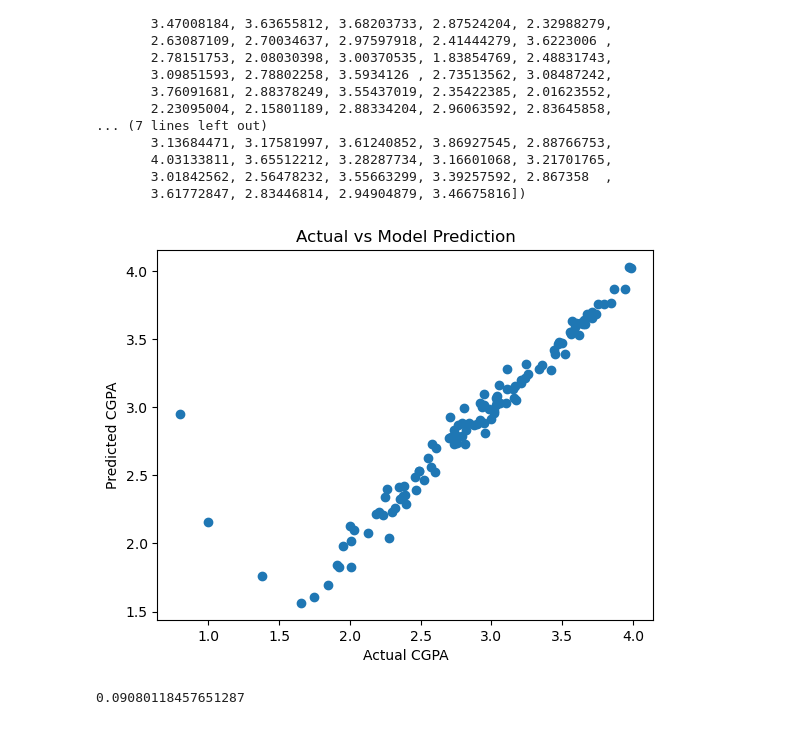
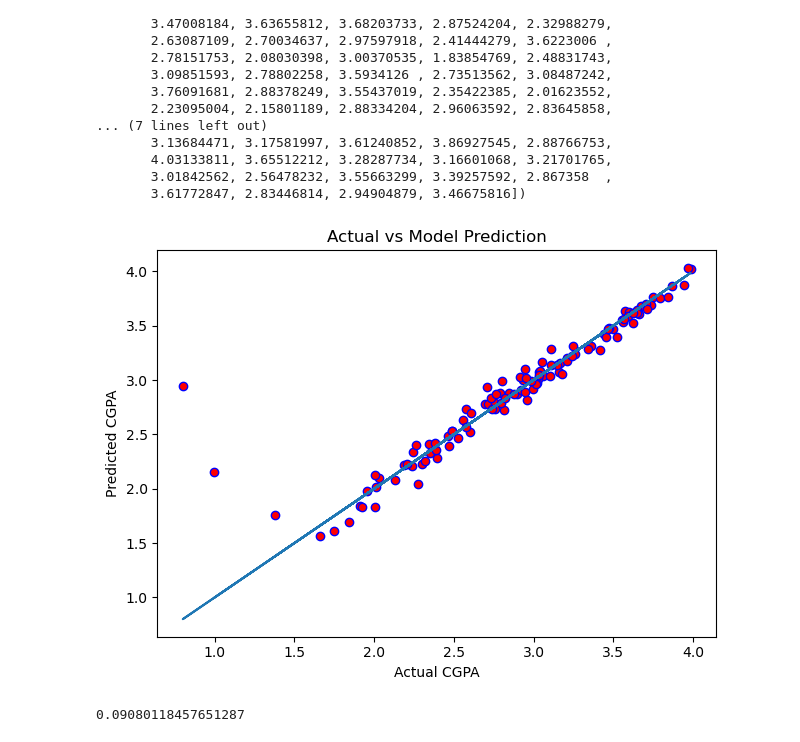
Before and after one commit to Arkul2023/Meta-Scifor-Technologies, a Jupyter notebook: Python Test (SOLVED)/CGPA_Prediction-Copy1.ipynb, the cells around one changed output. Drawn from its saved outputs; the diff is of its cells as text; code cells hidden in the pictures.

```diff
--- a/Python Test (SOLVED)/CGPA_Prediction-Copy1.ipynb
+++ b/Python Test (SOLVED)/CGPA_Prediction-Copy1.ipynb
@@ -458,13 +458,14 @@ array([1.83045453, 3.30848669, 3.39349561, 3.42068136, 2.33873397,
        3.01842562, 2.56478232, 3.55663299, 3.39257592, 2.867358  ,
        3.61772847, 2.83446814, 2.94904879, 3.46675816])
 # %%
-plt.scatter(y_test,y_pred)
+plt.scatter(y_test,y_pred,color='blue',facecolor='red')
+plt.plot(y_test,y_test)
 plt.xlabel('Actual CGPA')
 plt.ylabel('Predicted CGPA')
 plt.title('Actual vs Model Prediction')
-plt.show()
+plt.tight_layout()
 # %% [output]
-[figure, old version]
+[figure, new version]
 # %%
 from sklearn.metrics import mean_squared_error,mean_absolute_error
 # %%
```
Also changed, not shown: parts of 15 cells of this notebook.
